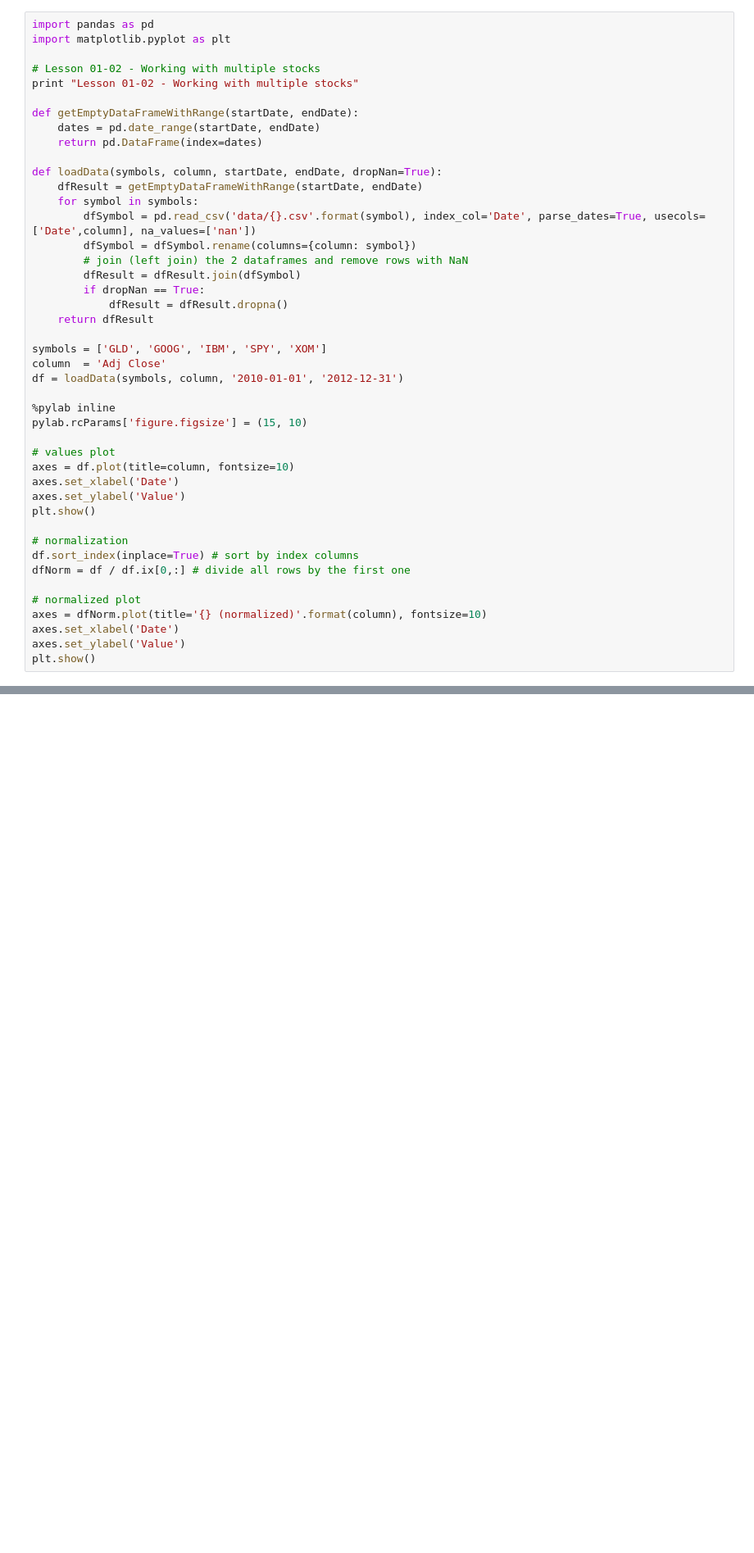
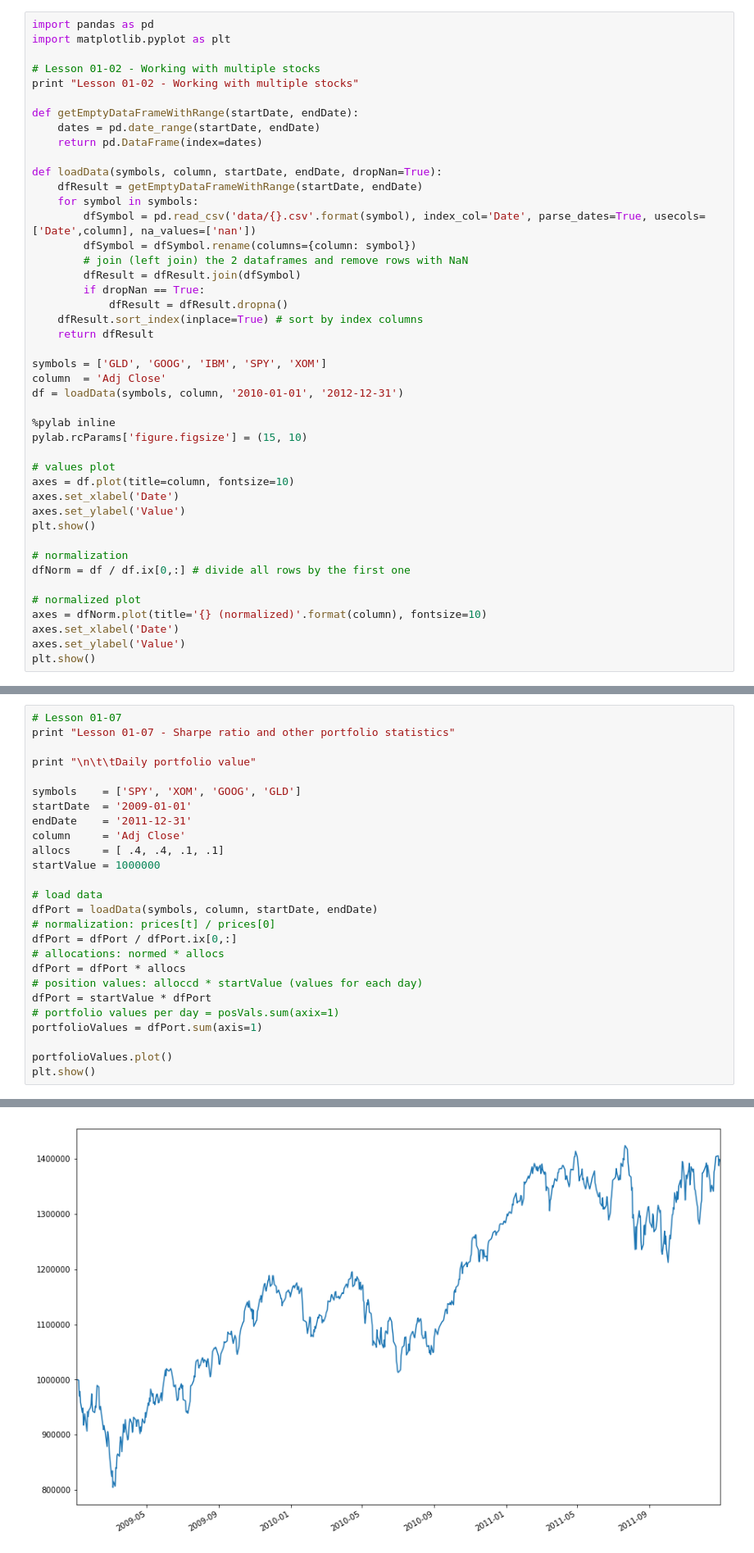
Before and after one commit to pasdam/ML4T, a Jupyter notebook: Part 1 lessons.ipynb, the cells around one changed output, grey strips where cells are left out. Shown at 82% size. Drawn from its saved outputs; the diff is of its cells as text; blank space fills up the shorter version.

```diff
--- a/Part 1 lessons.ipynb
+++ b/Part 1 lessons.ipynb
@@ -18,6 +18,7 @@ def loadData(symbols, column, startDate, endDate, dropNan=True):
         dfResult = dfResult.join(dfSymbol)
         if dropNan == True:
             dfResult = dfResult.dropna()
+    dfResult.sort_index(inplace=True) # sort by index columns
     return dfResult
 
 symbols = ['GLD', 'GOOG', 'IBM', 'SPY', 'XOM']
@@ -34,7 +35,6 @@ axes.set_ylabel('Value')
 plt.show()
 
 # normalization
-df.sort_index(inplace=True) # sort by index columns
 dfNorm = df / df.ix[0,:] # divide all rows by the first one
 
 # normalized plot
@@ -230,3 +232,30 @@ GLD  0.067324  0.069687  1.000000
 [figure]
 [figure]
 [figure]
+# %%
+# Lesson 01-07
+print "Lesson 01-07 - Sharpe ratio and other portfolio statistics"
+
+print "\n\t\tDaily portfolio value"
+
+symbols    = ['SPY', 'XOM', 'GOOG', 'GLD']
+startDate  = '2009-01-01'
+endDate    = '2011-12-31'
+column     = 'Adj Close'
+allocs     = [ .4, .4, .1, .1]
+startValue = 1000000
+
+# load data
+dfPort = loadData(symbols, column, startDate, endDate)
+# normalization: prices[t] / prices[0]
+dfPort = dfPort / dfPort.ix[0,:]
+# allocations: normed * allocs
+dfPort = dfPort * allocs
+# position values: alloccd * startValue (values for each day)
+dfPort = startValue * dfPort
+# portfolio values per day = posVals.sum(axix=1)
+portfolioValues = dfPort.sum(axis=1)
+
+portfolioValues.plot()
+plt.show()
+# %% [output]
@@ -232,0 +265 @@ GLD  0.067324  0.069687  1.000000
+[figure, added]
```
Also changed, not shown: parts of 3 cells of this notebook.
